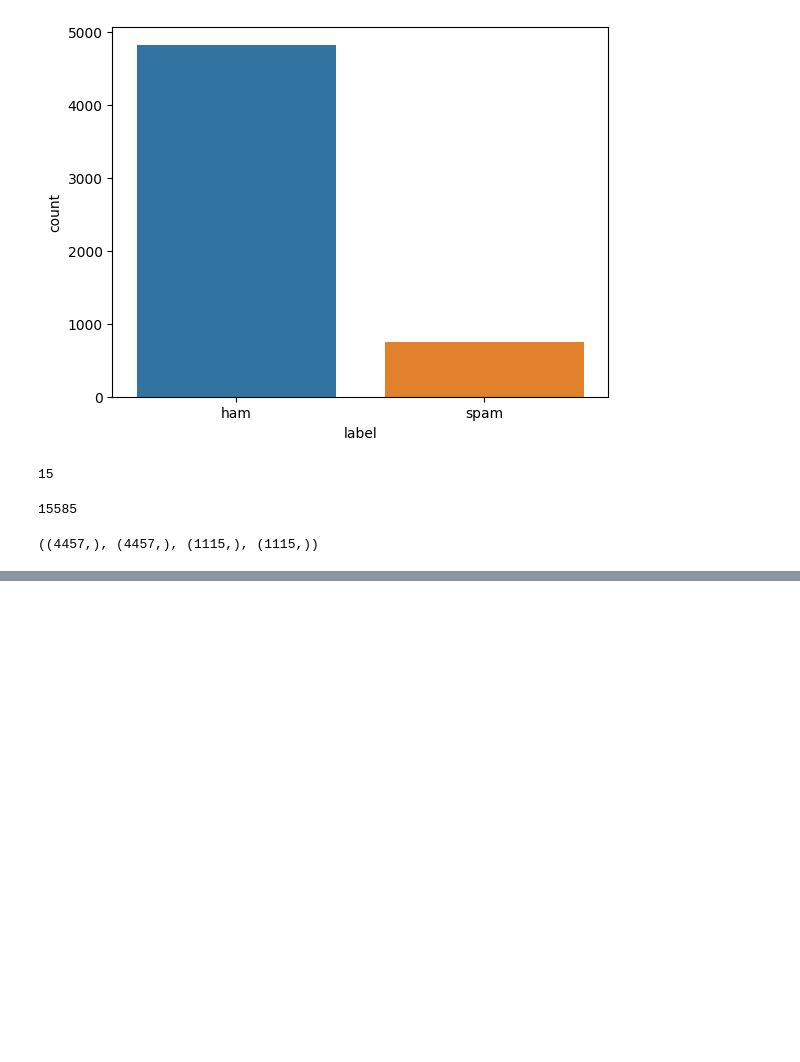
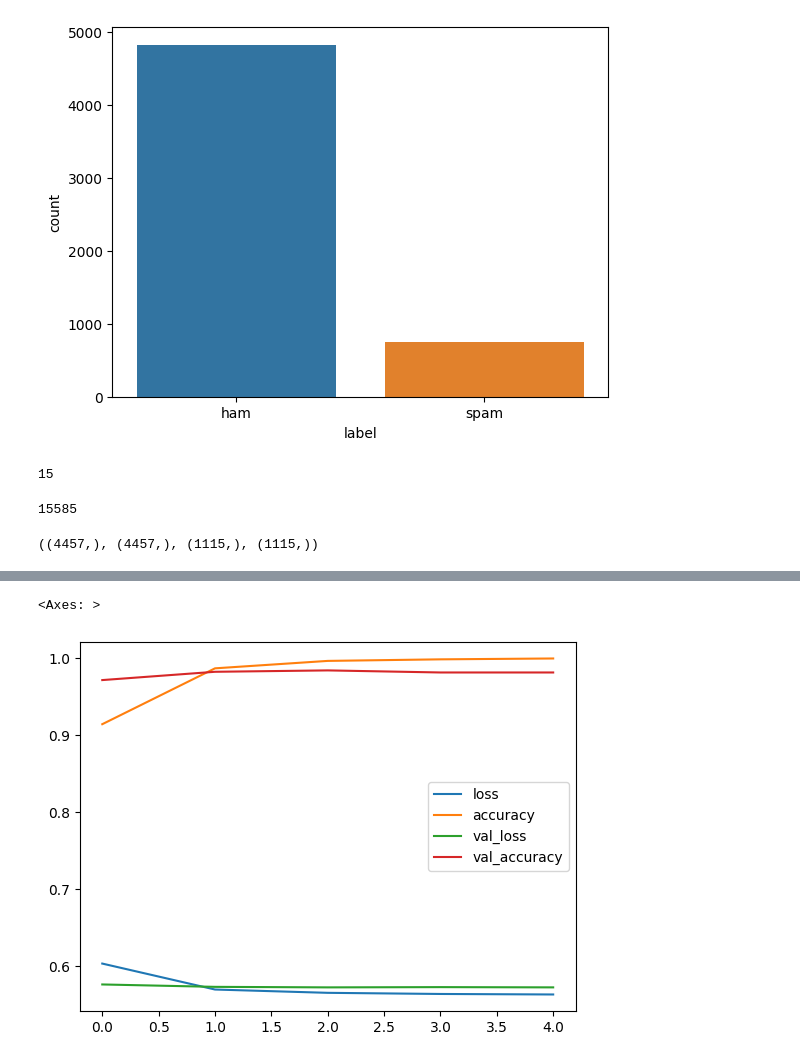
Before and after one commit to b219035retr0/Machine-Learning-Projects-using-python, a Jupyter notebook: SMS_Spam_Detection_using_TensorFlow_in_Python/SMS_Spam_Detection_using_TensorFlow_in_Python.ipynb, the cells around one changed output, grey strips where cells are left out. Cells and saved outputs as stored; diff of their text form; code cells hidden in the pictures; blank space fills up the shorter version.

```diff
--- a/SMS_Spam_Detection_using_TensorFlow_in_Python/SMS_Spam_Detection_using_TensorFlow_in_Python.ipynb
+++ b/SMS_Spam_Detection_using_TensorFlow_in_Python/SMS_Spam_Detection_using_TensorFlow_in_Python.ipynb
@@ -102,3 +143,8 @@ model_1.compile(optimizer='adam', loss=keras.losses.BinaryCrossentropy(
+# %%
+pd.DataFrame(history_1.history).plot()
+# %% [output]
+<Axes: >
+[figure, added]
 # %%
 from sklearn.metrics import precision_score, recall_score, f1_score
 
```
Also changed, not shown: parts of 12 cells of this notebook.
